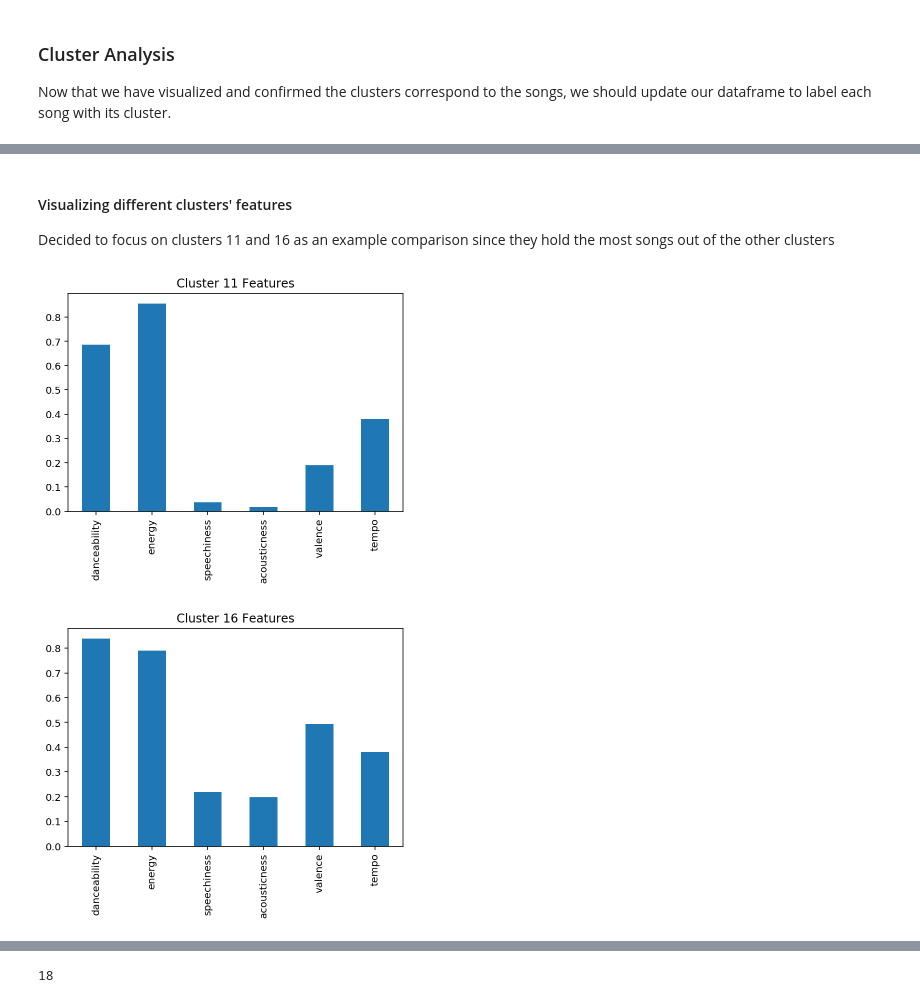
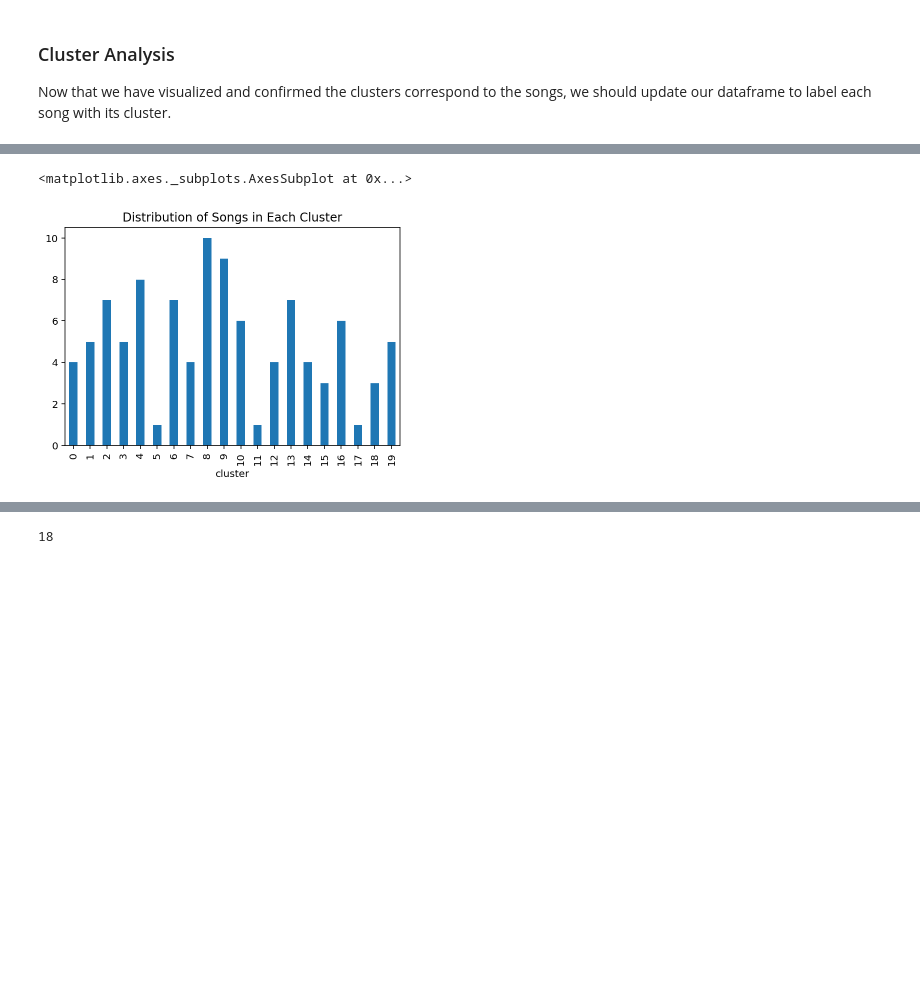
Before and after one commit to trustinyoon/Spotify-Data-Analysis, a Jupyter notebook: Spotify_Data_Manipulation_With_CSV_Extraction.ipynb, the cells around one changed output, grey strips where cells are left out. Drawn from its saved outputs; the diff is of its cells as text; code cells hidden in the pictures; blank space fills up the shorter version.

```diff
--- a/Spotify_Data_Manipulation_With_CSV_Extraction.ipynb
+++ b/Spotify_Data_Manipulation_With_CSV_Extraction.ipynb
@@ -253,16 +268,6 @@ dfs.groupby('cluster').count()
-# %% [markdown]
-#### Visualizing different clusters' features
-Decided to focus on clusters 11 and 16 as an example comparison since they hold the most songs out of the other clusters
-# %%
-c11 = dfs.loc[dfs.cluster==11].mean().drop('cluster')
-ax1 = c11.plot.bar()
-plt.title("Cluster 11 Features")
-plt.show(ax1)
-
-c16 = dfs.loc[dfs.cluster==16].mean().drop('cluster')
-ax2 = c16.plot.bar()
-plt.title("Cluster 16 Features")
-plt.show(ax2)
-# %% [output]
-[figure, removed]
-[figure, removed]
+# %%
+plt.title("Distribution of Songs in Each Cluster")
+dfs.groupby('cluster').count().danceability.plot.bar()
+# %% [output]
+<matplotlib.axes._subplots.AxesSubplot at 0x...>
+[figure, added]
```
Also changed, not shown: parts of 19 cells of this notebook.
